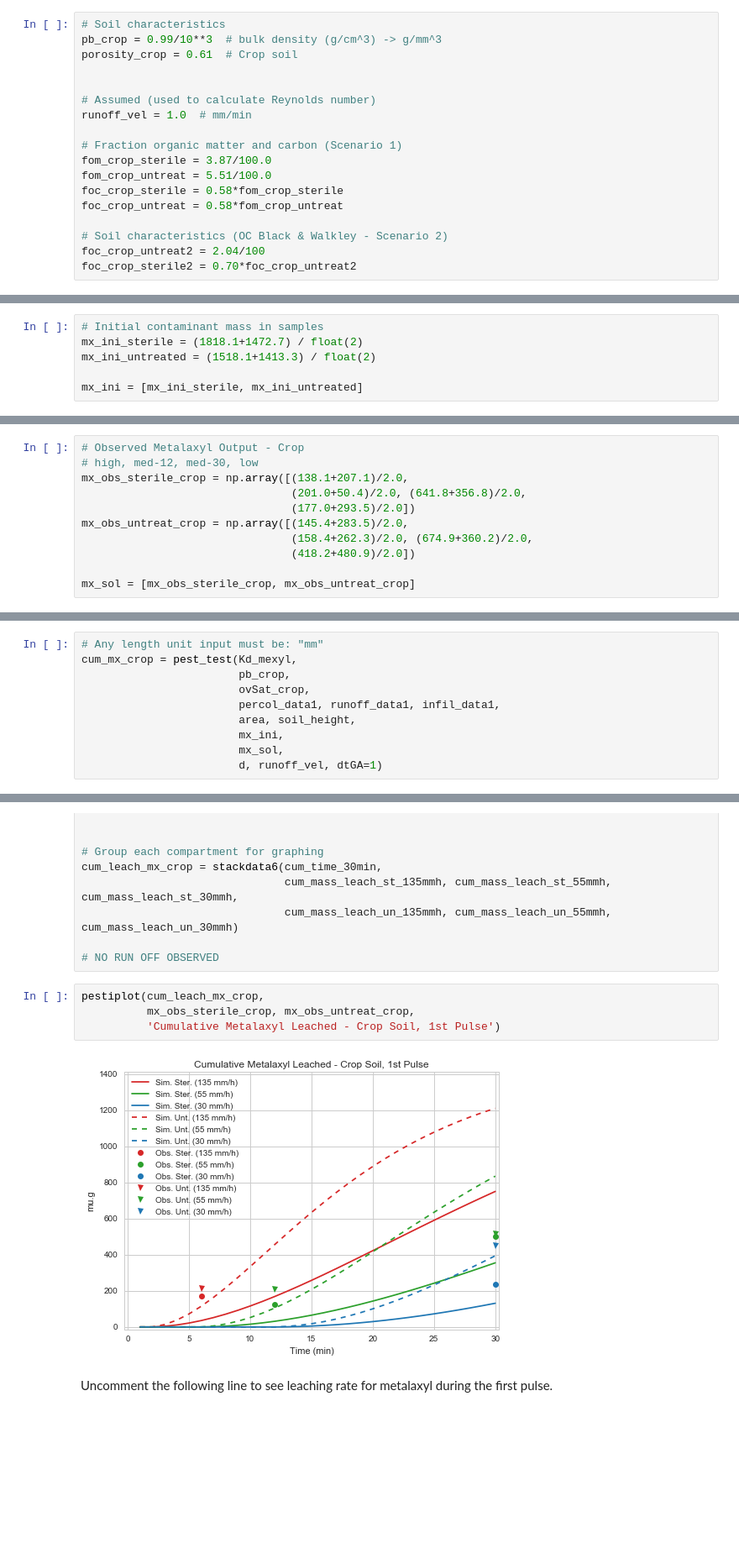
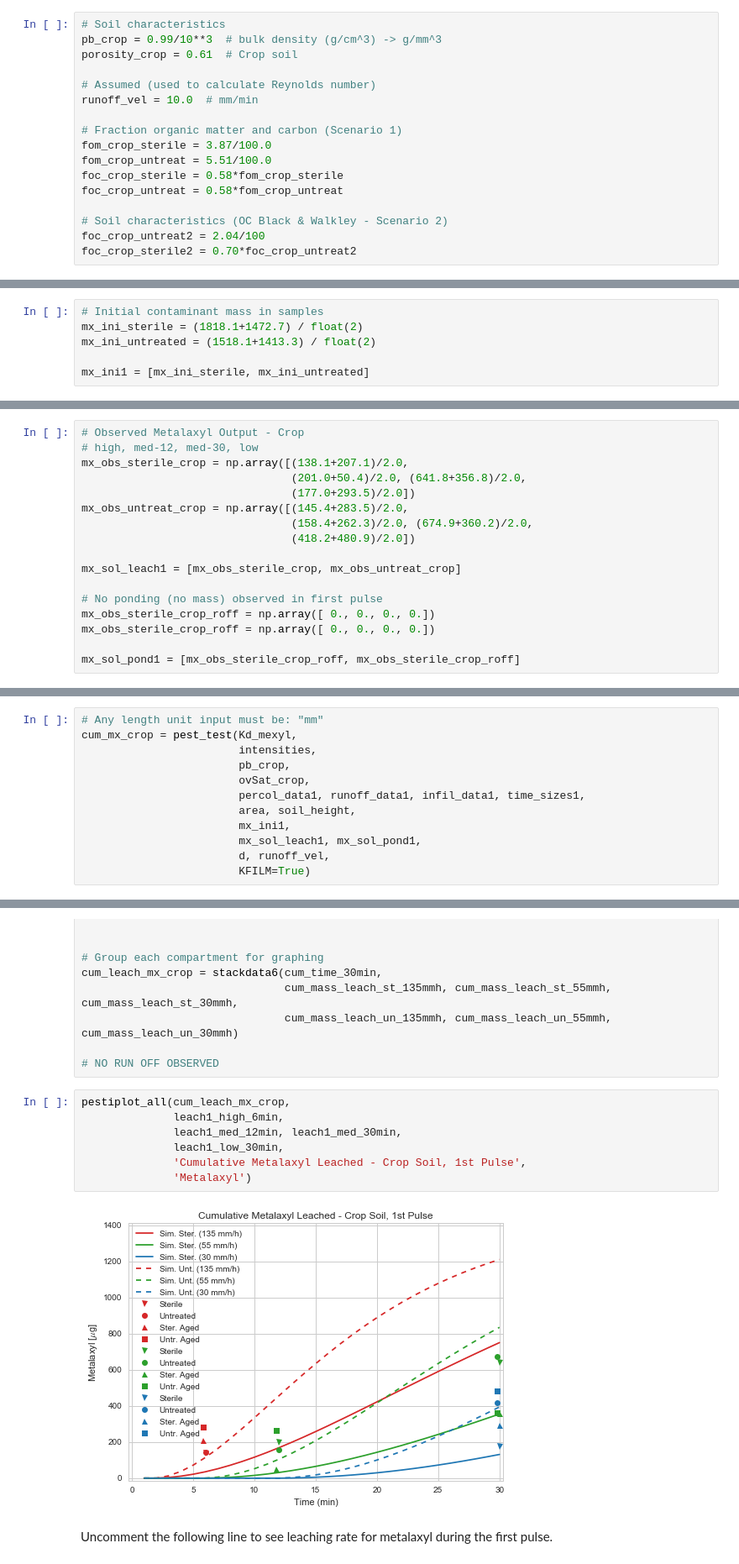
Before and after one commit to DayTimeChunks/LeachingSimulations, a Jupyter notebook: Leaching Model - Annual Crop Soil.ipynb, the cells around one changed output, grey strips where cells are left out. Shown at 84% size. Cells and saved outputs as stored; diff of their text form; blank space fills up the shorter version.

```diff
--- a/Leaching Model - Annual Crop Soil.ipynb
+++ b/Leaching Model - Annual Crop Soil.ipynb
@@ -253,9 +274,8 @@ from mixinglayer import *
 pb_crop = 0.99/10**3  # bulk density (g/cm^3) -> g/mm^3
 porosity_crop = 0.61  # Crop soil
 
-
 # Assumed (used to calculate Reynolds number)
-runoff_vel = 1.0  # mm/min
+runoff_vel = 10.0  # mm/min
 
 # Fraction organic matter and carbon (Scenario 1)
 fom_crop_sterile = 3.87/100.0
@@ -275,4 +317,4 @@ foc_crop_sterile2 = 0.70*foc_crop_untreat2
 mx_ini_sterile = (1818.1+1472.7) / float(2)
 mx_ini_untreated = (1518.1+1413.3) / float(2)
 
-mx_ini = [mx_ini_sterile, mx_ini_untreated]
+mx_ini1 = [mx_ini_sterile, mx_ini_untreated]
@@ -286,4 +330,10 @@ mx_obs_untreat_crop = np.array([(145.4+283.5)/2.0,
                                 (158.4+262.3)/2.0, (674.9+360.2)/2.0,
                                 (418.2+480.9)/2.0])
 
-mx_sol = [mx_obs_sterile_crop, mx_obs_untreat_crop]
+mx_sol_leach1 = [mx_obs_sterile_crop, mx_obs_untreat_crop]
+
+# No ponding (no mass) observed in first pulse
+mx_obs_sterile_crop_roff = np.array([ 0., 0., 0., 0.])
+mx_obs_sterile_crop_roff = np.array([ 0., 0., 0., 0.])
+
+mx_sol_pond1 = [mx_obs_sterile_crop_roff, mx_obs_sterile_crop_roff]
@@ -310,13 +372,15 @@ Kd_mexyl = [Kd_mexylA_crop_sterile, Kd_mexylA_crop_untreat,
 # %%
 # Any length unit input must be: "mm"
 cum_mx_crop = pest_test(Kd_mexyl,
+                        intensities,
                         pb_crop,
                         ovSat_crop,
-                        percol_data1, runoff_data1, infil_data1,
+                        percol_data1, runoff_data1, infil_data1, time_sizes1,
                         area, soil_height,
-                        mx_ini,
-                        mx_sol,
-                        d, runoff_vel, dtGA=1)
+                        mx_ini1,
+                        mx_sol_leach1, mx_sol_pond1,
+                        d, runoff_vel,
+                        KFILM=True)
 # %% [output]
 Best log Kd (sterile):  3.5633265629858064 ( Num:  1 )
  Error:  0.325900966064
@@ -356,11 +420,14 @@ cum_leach_mx_crop = stackdata6(cum_time_30min,
 
 # NO RUN OFF OBSERVED
 # %%
-pestiplot(cum_leach_mx_crop,
-          mx_obs_sterile_crop, mx_obs_untreat_crop,
-          'Cumulative Metalaxyl Leached - Crop Soil, 1st Pulse')
+pestiplot_all(cum_leach_mx_crop,
+              leach1_high_6min,
+              leach1_med_12min, leach1_med_30min,
+              leach1_low_30min,
+              'Cumulative Metalaxyl Leached - Crop Soil, 1st Pulse',
+              'Metalaxyl')
 # %% [output]
-[figure, old version]
+[figure, new version]
 # %% [markdown]
 Uncomment the following line to see leaching rate for metalaxyl during the first pulse.
 # %%
```
Also changed, not shown: parts of 78 cells of this notebook, 25 other files.
